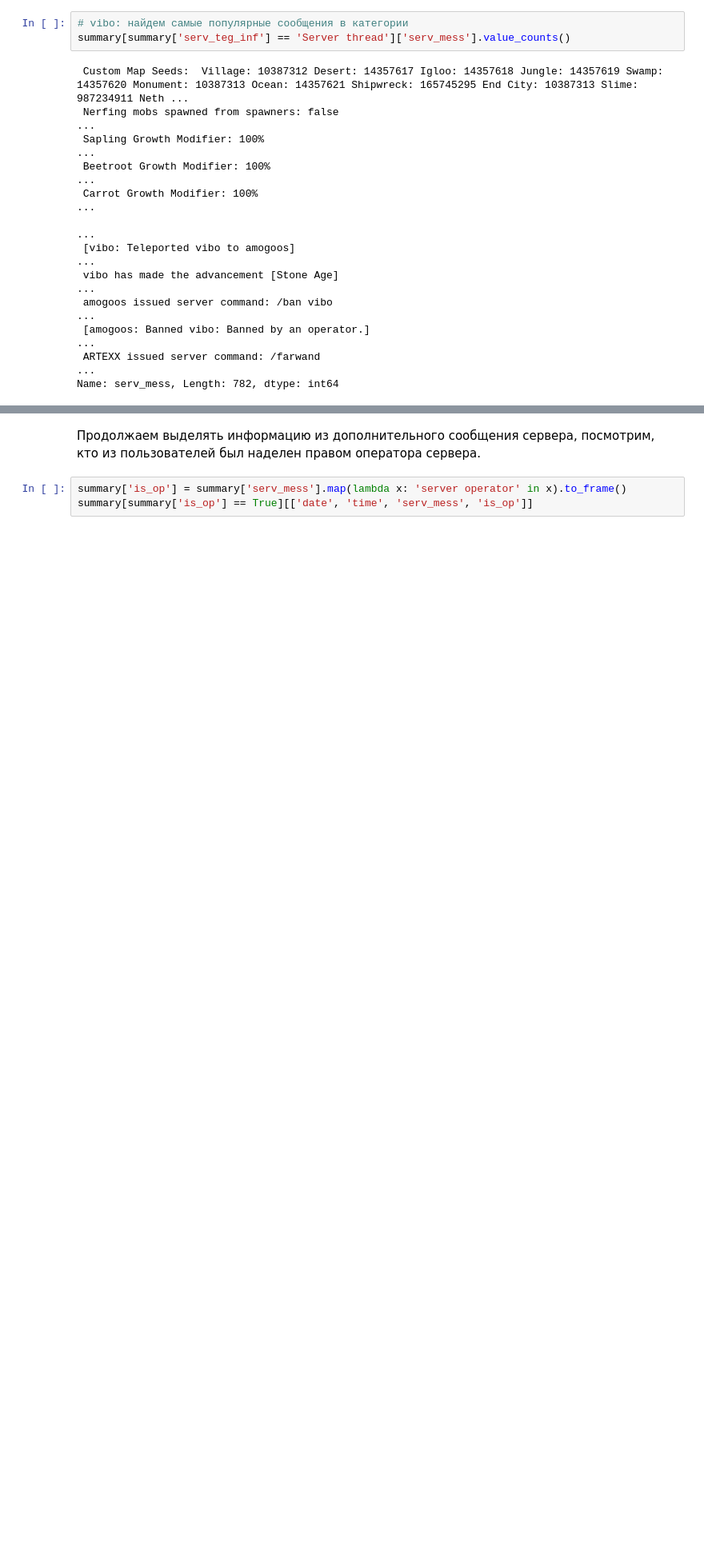
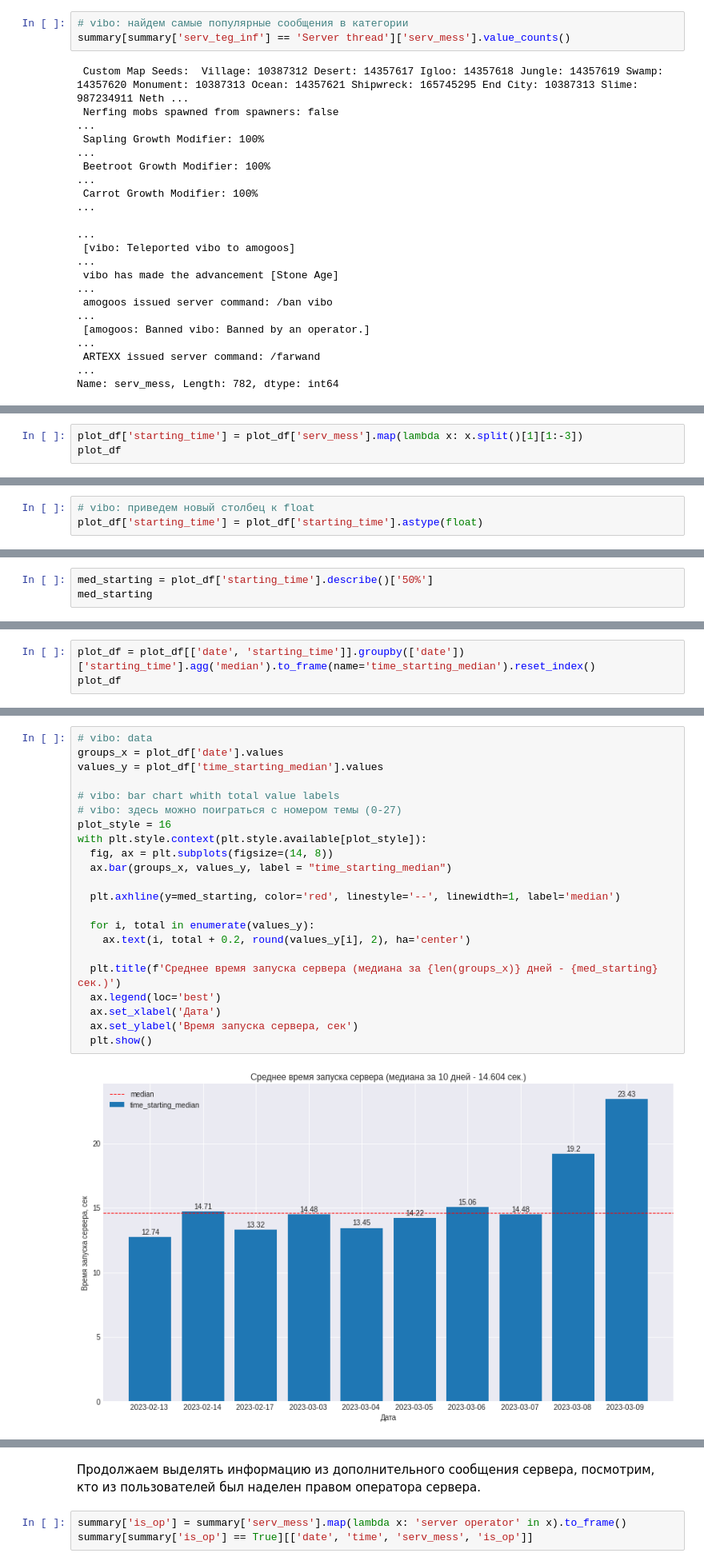
Before and after one commit to vi-bo/minecraft_log, a Jupyter notebook: minecraft_logs_night.ipynb, the cells around one changed output, grey strips where cells are left out. Shown at 80% size. Drawn from its saved outputs; the diff is of its cells as text; blank space fills up the shorter version.

```diff
--- a/minecraft_logs_night.ipynb
+++ b/minecraft_logs_night.ipynb
@@ -2081,0 +2339,3 @@ Name: serv_mess, Length: 782, dtype: int64
+# %%
+plot_df['starting_time'] = plot_df['serv_mess'].map(lambda x: x.split()[1][1:-3])
+plot_df
@@ -2081,0 +2365,3 @@ Name: serv_mess, Length: 782, dtype: int64
+# %%
+# vibo: приведем новый столбец к float
+plot_df['starting_time'] = plot_df['starting_time'].astype(float)
@@ -2081,0 +2404,3 @@ Name: serv_mess, Length: 782, dtype: int64
+# %%
+med_starting = plot_df['starting_time'].describe()['50%']
+med_starting
@@ -2081,0 +2426,3 @@ Name: serv_mess, Length: 782, dtype: int64
+# %%
+plot_df = plot_df[['date', 'starting_time']].groupby(['date'])['starting_time'].agg('median').to_frame(name='time_starting_median').reset_index()
+plot_df
@@ -2081,0 +2441,24 @@ Name: serv_mess, Length: 782, dtype: int64
+# %%
+# vibo: data
+groups_x = plot_df['date'].values
+values_y = plot_df['time_starting_median'].values
+
+# vibo: bar chart whith total value labels
+# vibo: здесь можно поиграться с номером темы (0-27)
+plot_style = 16
+with plt.style.context(plt.style.available[plot_style]):
+  fig, ax = plt.subplots(figsize=(14, 8))
+  ax.bar(groups_x, values_y, label = "time_starting_median")
+
+  plt.axhline(y=med_starting, color='red', linestyle='--', linewidth=1, label='median')
+
+  for i, total in enumerate(values_y):
+    ax.text(i, total + 0.2, round(values_y[i], 2), ha='center')
+
+  plt.title(f'Среднее время запуска сервера (медиана за {len(groups_x)} дней - {med_starting} сек.)')
+  ax.legend(loc='best')
+  ax.set_xlabel('Дата')
+  ax.set_ylabel('Время запуска сервера, сек')
+  plt.show()
+# %% [output]
+[figure, added]
```
Also changed, not shown: parts of 107 cells of this notebook.
